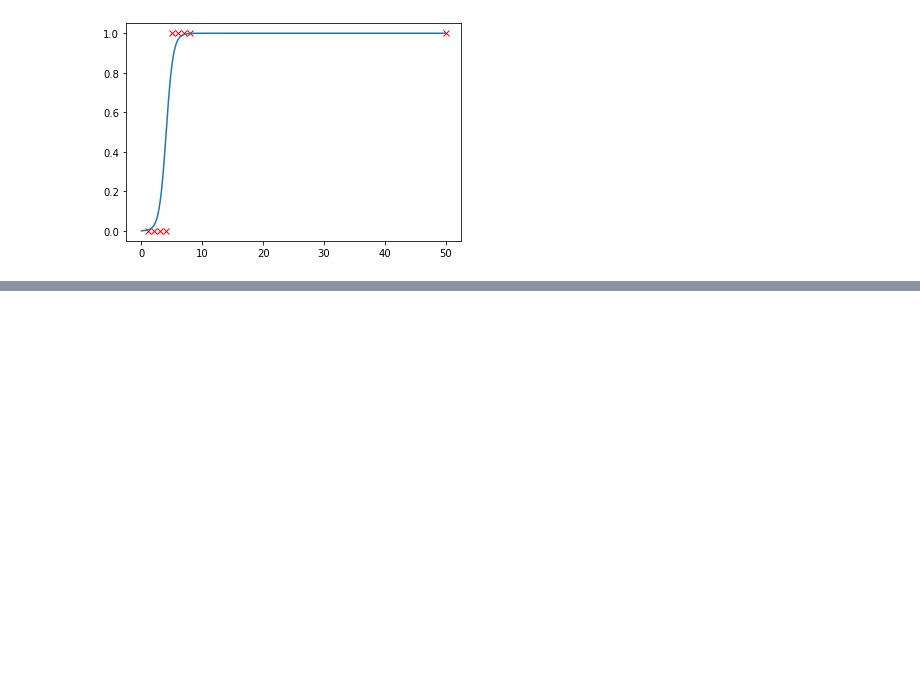
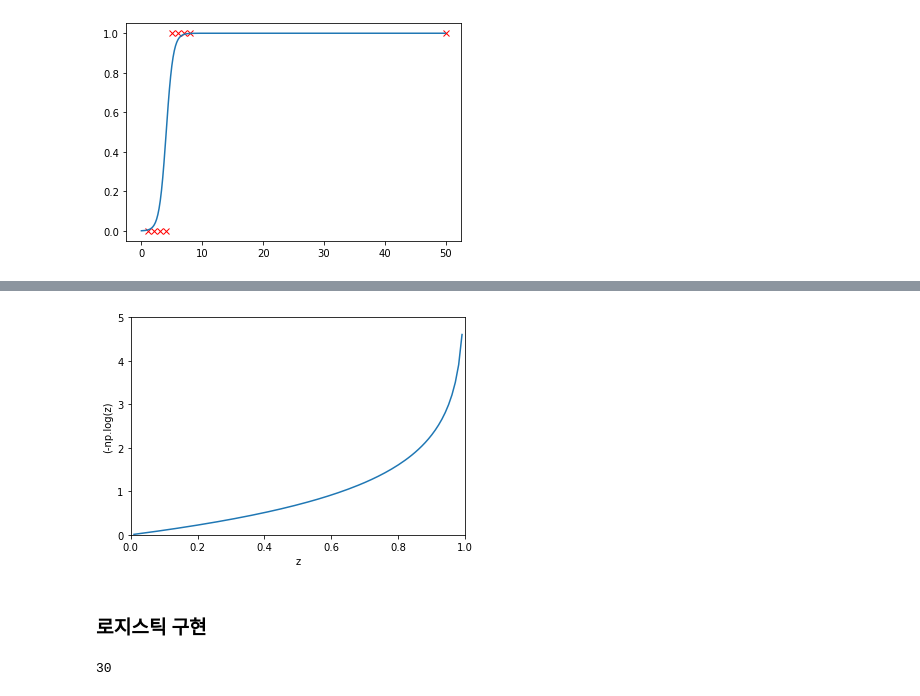
Before and after one commit to imguru-mooc/AI_Basic, a Jupyter notebook: 파이썬/9_day.ipynb, the cells around one changed output, grey strips where cells are left out. Saved outputs shown, nothing was run; the diff lists cells and outputs as text; code cells hidden in the pictures; blank space fills up the shorter version.

```diff
--- a/파이썬/9_day.ipynb
+++ b/파이썬/9_day.ipynb
@@ -308,0 +322,19 @@ plt.show()
+# %%
+zs = np.arange(0.01, 10., 0.01)
+gs = [-np.log(1-z) for z in zs]
+plt.plot(zs, gs)
+plt.xlim(0,1)
+plt.ylim(0,5)
+plt.xlabel('z')
+plt.ylabel('(-np.log(z)')
+plt.show()
+# %% [output]
+[figure, added]
+# %% [markdown]
+### 로지스틱 구현
+# %%
+from sklearn.datasets import load_breast_cancer
+cancer = load_breast_cancer()
+len(cancer.data[0])
+# %% [output]
+30
```
Also changed, not shown: parts of 15 cells of this notebook, 1 other file.
